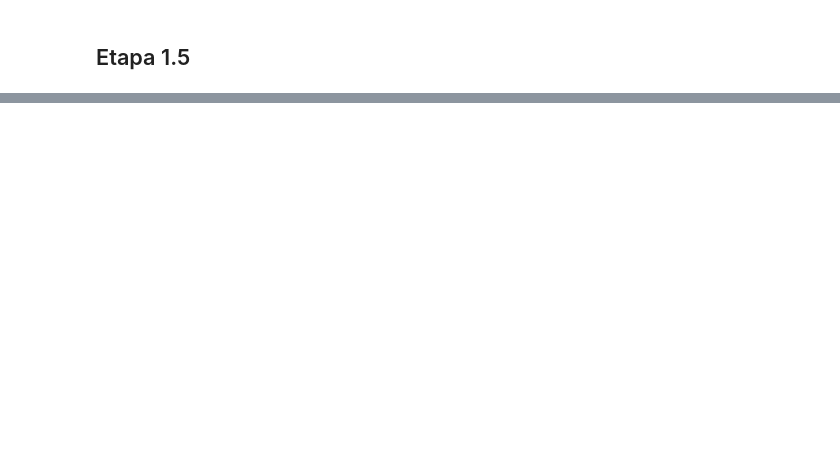
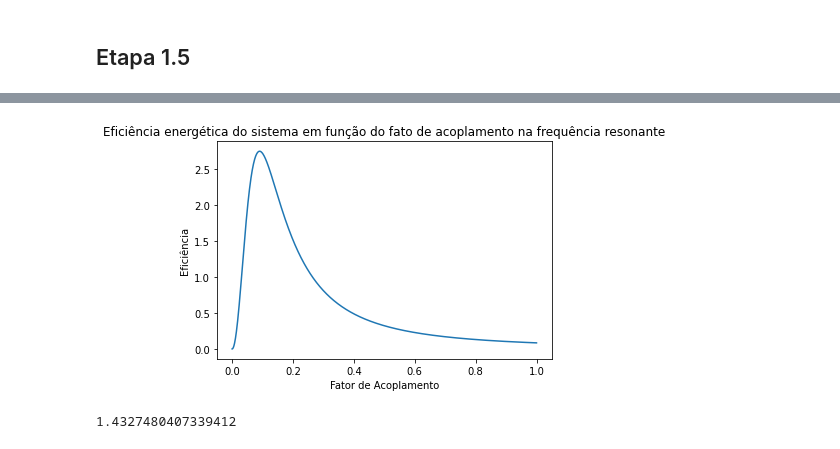
Before and after one commit to thiagosk/Projeto-Eletromag2022.2, a Jupyter notebook: main.ipynb, the cells around one changed output, grey strips where cells are left out. Cells and saved outputs as stored; diff of their text form; code cells hidden in the pictures; blank space fills up the shorter version.

```diff
--- a/main.ipynb
+++ b/main.ipynb
@@ -262,0 +280,10 @@ Frequência resonante: 1352 Hz
+# %%
+plt.plot(ks, potencias_saida_k)
+plt.xlabel('Fator de Acoplamento')
+plt.ylabel('Eficiência')
+plt.title('Eficiência energética do sistema em função do fato de acoplamento na frequência resonante')
+plt.show()
+print(potencias_saida_k[208])
+# %% [output]
+[figure, added]
+1.4327480407339412
```
Also changed, not shown: parts of 10 cells of this notebook.
